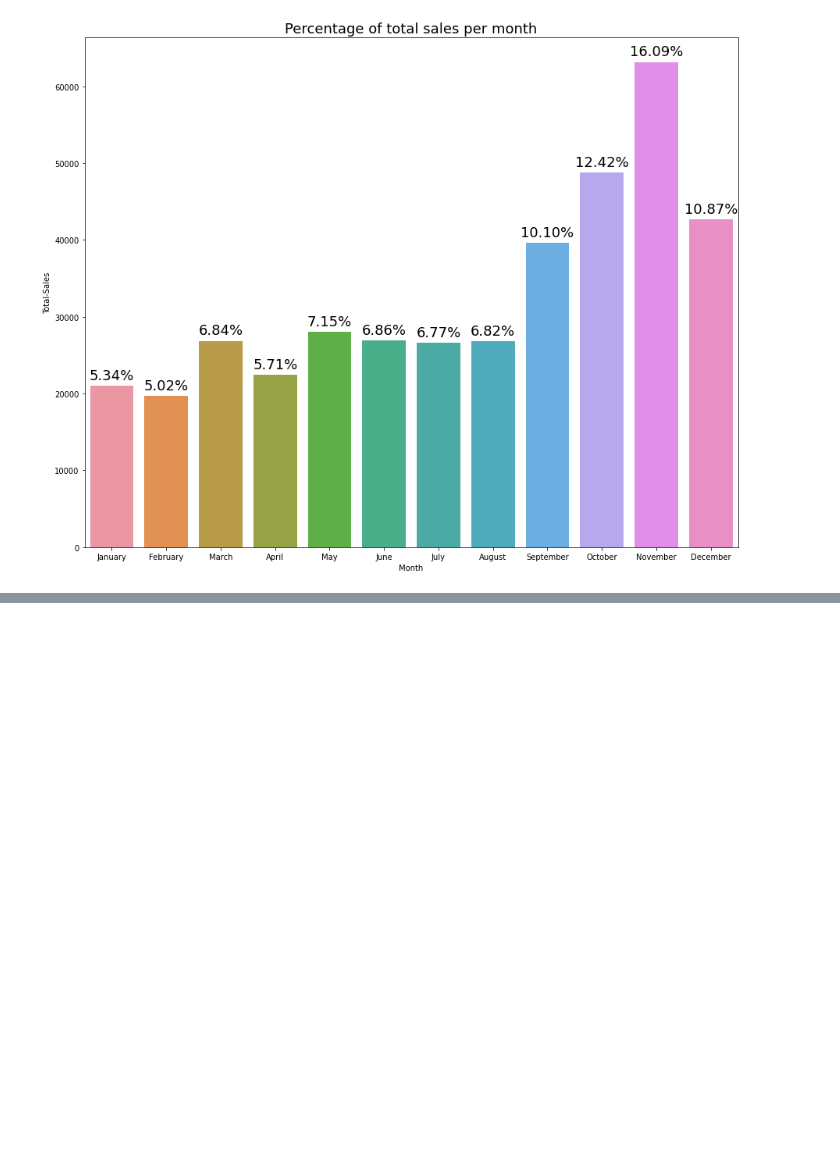
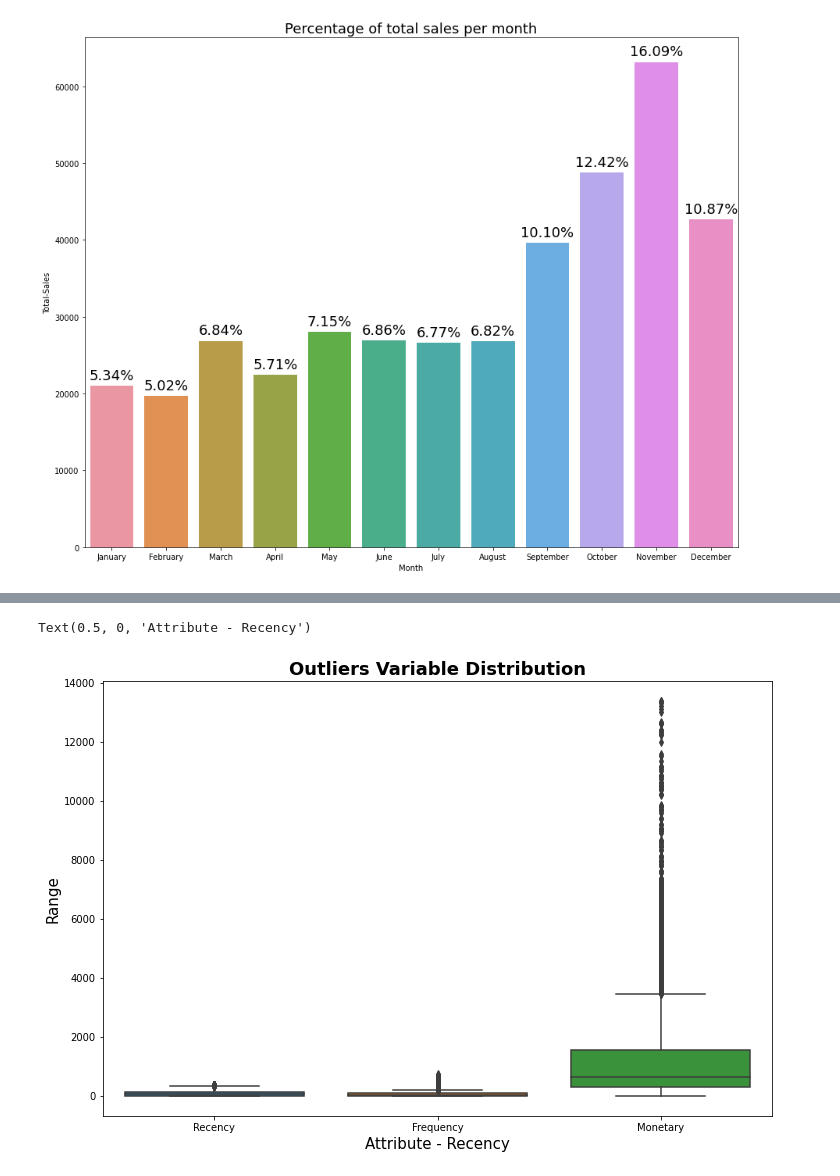
Before and after one commit to Shashankshekharpandey/Online-retail-customer-segmentation, a Jupyter notebook: Online_retail_customer_Segmentation.ipynb, the cells around one changed output, grey strips where cells are left out. Saved outputs shown, nothing was run; the diff lists cells and outputs as text; code cells hidden in the pictures; blank space fills up the shorter version.

```diff
--- a/Online_retail_customer_Segmentation.ipynb
+++ b/Online_retail_customer_Segmentation.ipynb
@@ -464,0 +523,29 @@ for p in ax.patches:
+# %%
+# removing (statistical) outliers
+# outlier treatment for Recency
+Q1 = rfm_df.Recency.quantile(0.05)
+Q3 = rfm_df.Recency.quantile(0.95)
+IQR = Q3 - Q1
+rfm_df = rfm_df [(rfm_df.Recency >= Q1 - 1.5*IQR) & (rfm_df.Recency <= Q3 + 1.5*IQR)]
+
+# outlier treatment for Frequency
+Q1 = rfm_df.Frequency.quantile(0.05)
+Q3 = rfm_df.Frequency.quantile(0.95)
+IQR = Q3 - Q1
+rfm_df  = rfm_df [(rfm_df.Frequency >= Q1 - 1.5*IQR) & (rfm_df.Frequency <= Q3 + 1.5*IQR)]
+
+# outlier treatment for Monetary
+Q1 = rfm_df.Monetary.quantile(0.05)
+Q3 = rfm_df.Monetary.quantile(0.95)
+IQR = Q3 - Q1
+rfm_df  = rfm_df [(rfm_df.Monetary >= Q1 - 1.5*IQR) & (rfm_df.Monetary <= Q3 + 1.5*IQR)]
+# %%
+# After removing outliers again check the boxplot for Recency, Frequency and Monetary
+plt.rcParams['figure.figsize'] = [12,8]
+sns.boxplot(data = rfm_df[['Recency','Frequency','Monetary']])
+plt.title("Outliers Variable Distribution", size = 18, weight = 'bold')
+plt.ylabel("Range", size = 15)
+plt.xlabel("Attribute - Recency", size = 15)
+# %% [output]
+Text(0.5, 0, 'Attribute - Recency')
+[figure, added]
```
Also changed, not shown: parts of 7 cells of this notebook.
